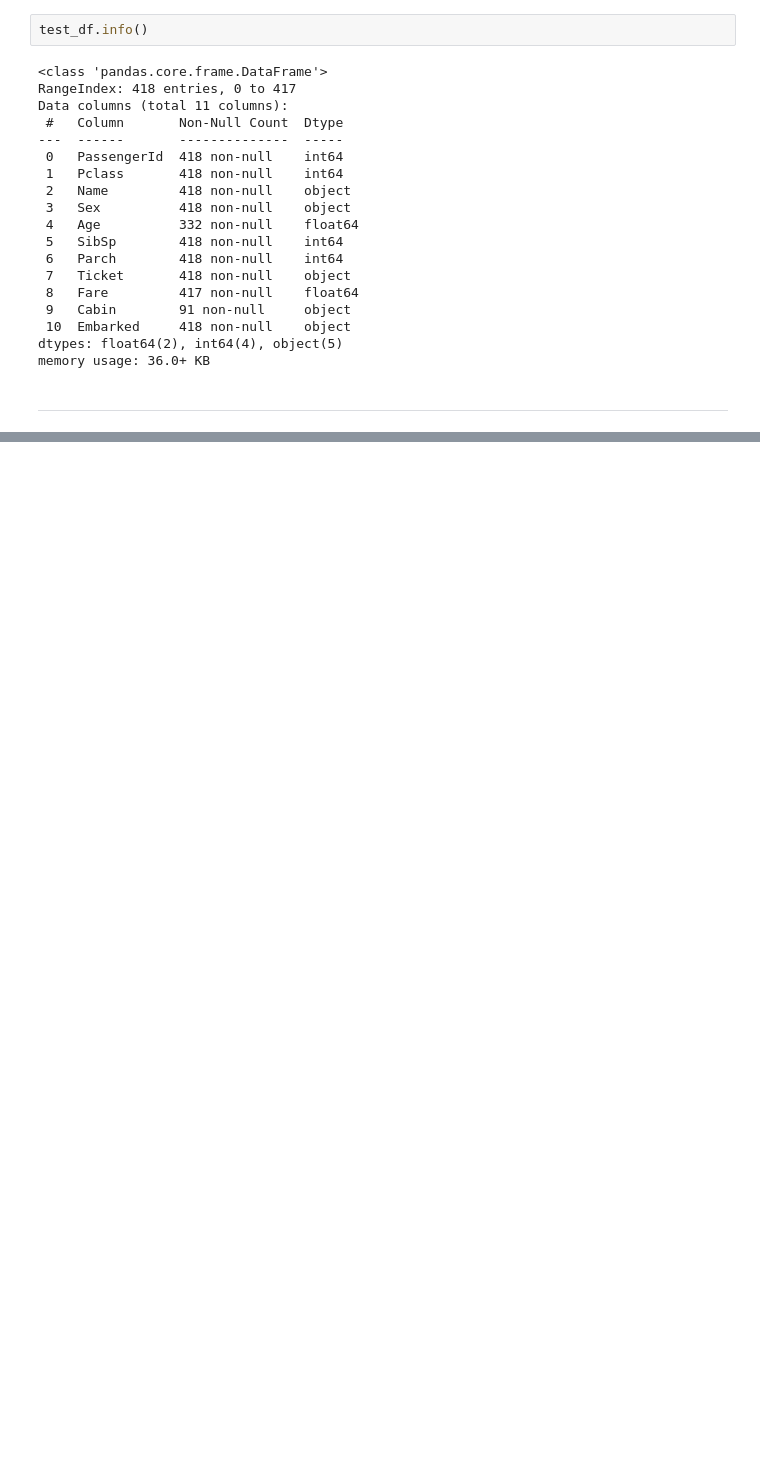
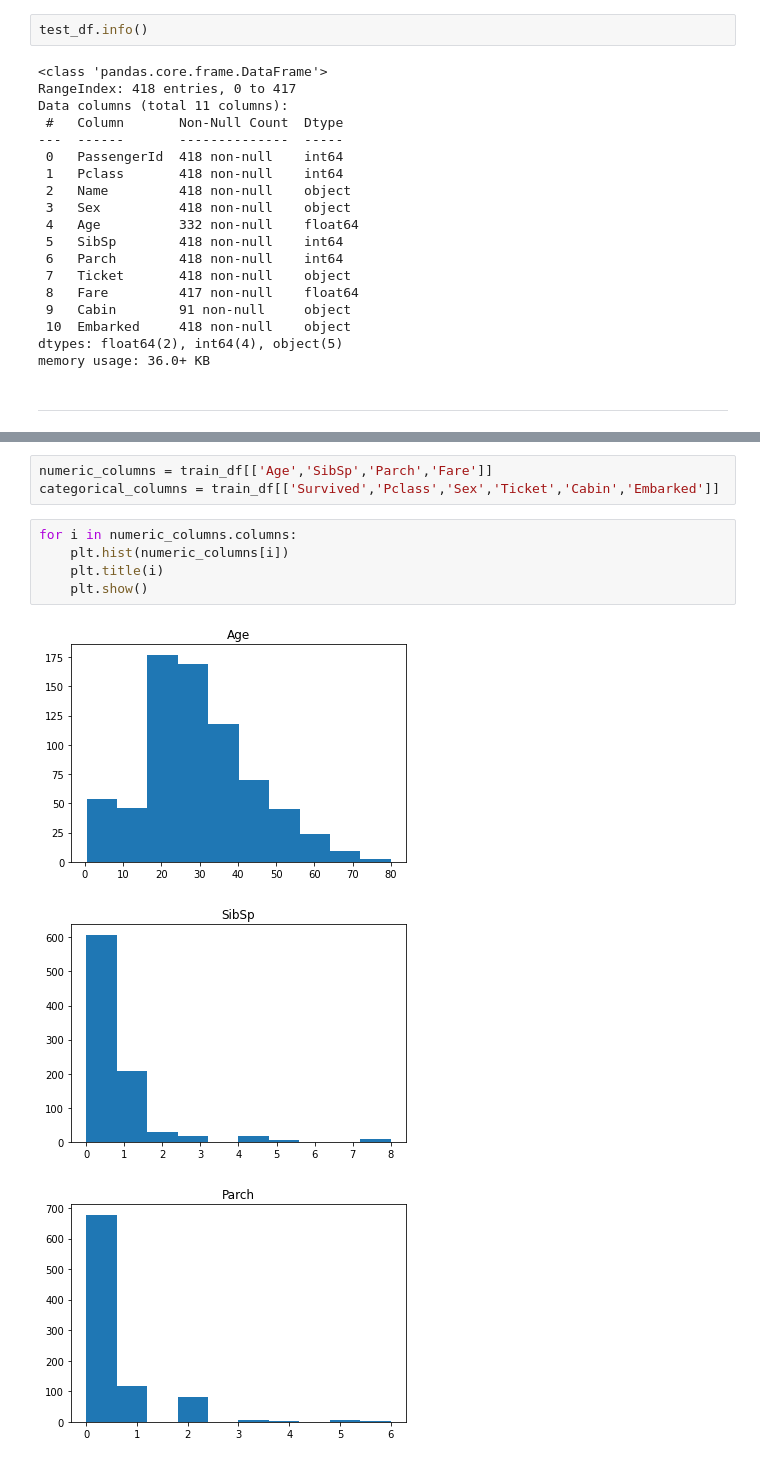
Before and after one commit to Abdurrazakli/pet-finder-popularity-ml, a Jupyter notebook: project.ipynb, the cells around one changed output, grey strips where cells are left out. Drawn from its saved outputs; the diff is of its cells as text; blank space fills up the shorter version.

Commit message:
[+] Data Exploration - did some pivot tables, heatmap and histograms (We need Feature Engineering)

```diff
--- a/project.ipynb
+++ b/project.ipynb
@@ -71,0 +137,12 @@ memory usage: 36.0+ KB
+# %%
+numeric_columns = train_df[['Age','SibSp','Parch','Fare']]
+categorical_columns = train_df[['Survived','Pclass','Sex','Ticket','Cabin','Embarked']]
+# %%
+for i in numeric_columns.columns:
+    plt.hist(numeric_columns[i])
+    plt.title(i)
+    plt.show()
+# %% [output]
+[figure, added]
+[figure, added]
+[figure, added]
```
Also changed, not shown: parts of 14 cells of this notebook, 1 other file.
